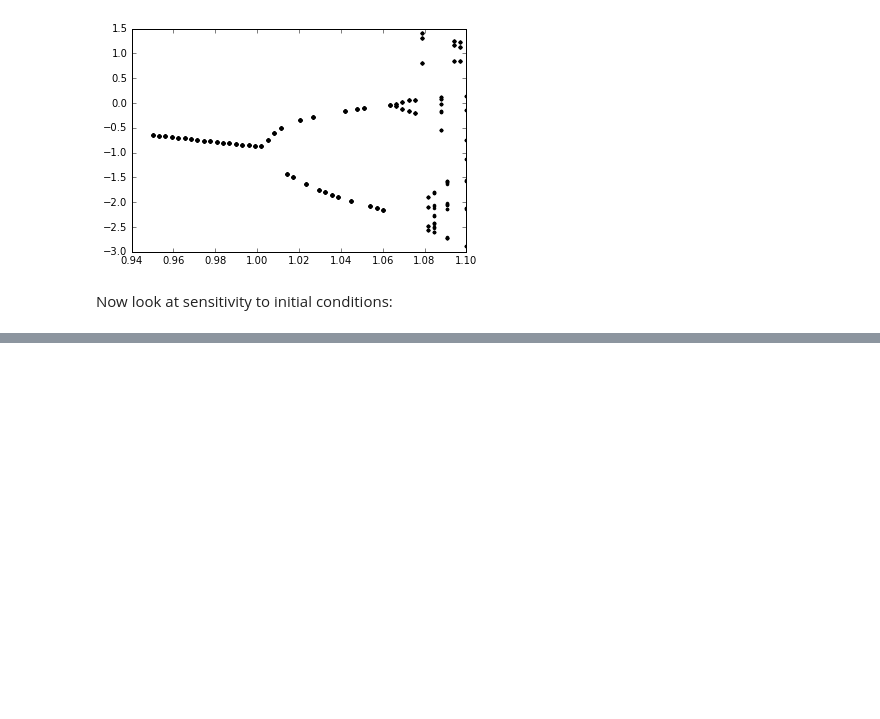
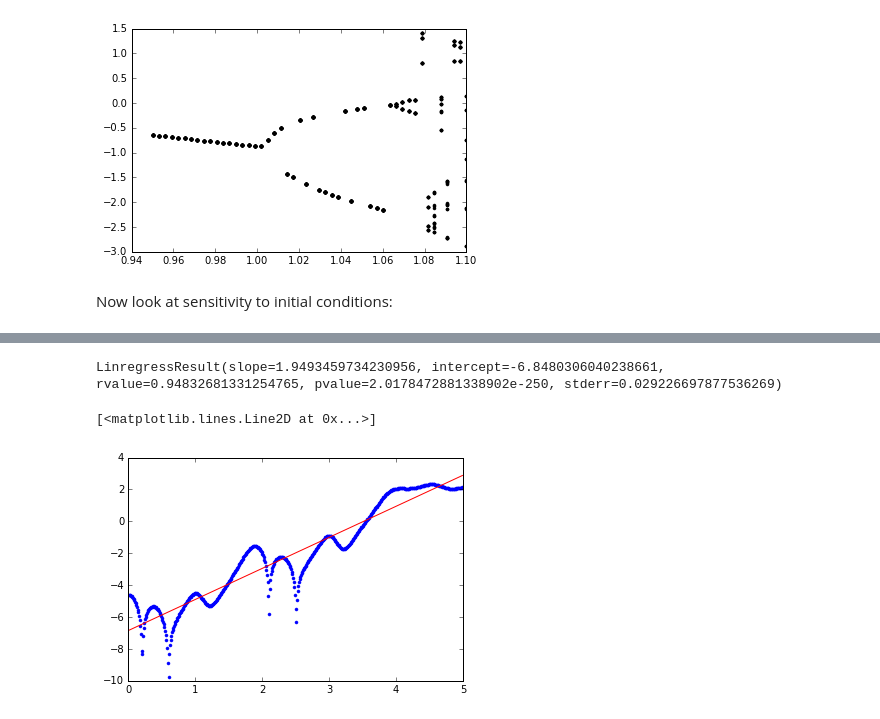
Before and after one commit to Physics325/Chapter5, a Jupyter notebook: Chapter 5 Chaos Dawes.ipynb, the cells around one changed output, grey strips where cells are left out. Drawn from its saved outputs; the diff is of its cells as text; code cells hidden in the pictures; blank space fills up the shorter version.

```diff
--- a/Chapter 5 Chaos Dawes.ipynb
+++ b/Chapter 5 Chaos Dawes.ipynb
@@ -266,0 +269,13 @@ xlim(0,15)
+# %%
+logdata = log(abs(thetas-thetasB))
+troi = time[0:500]
+droi = logdata[0:500]
+plot(troi,droi,".")
+
+linreg = linregress(troi,droi)
+print(linreg)
+plot(troi,linreg.slope * troi + linreg.intercept,"r")
+# %% [output]
+LinregressResult(slope=1.9493459734230956, intercept=-6.8480306040238661, rvalue=0.94832681331254765, pvalue=2.0178472881338902e-250, stderr=0.029226697877536269)
+[<matplotlib.lines.Line2D at 0x...>]
+[figure, added]
```
Also changed, not shown: parts of 2 cells of this notebook.
